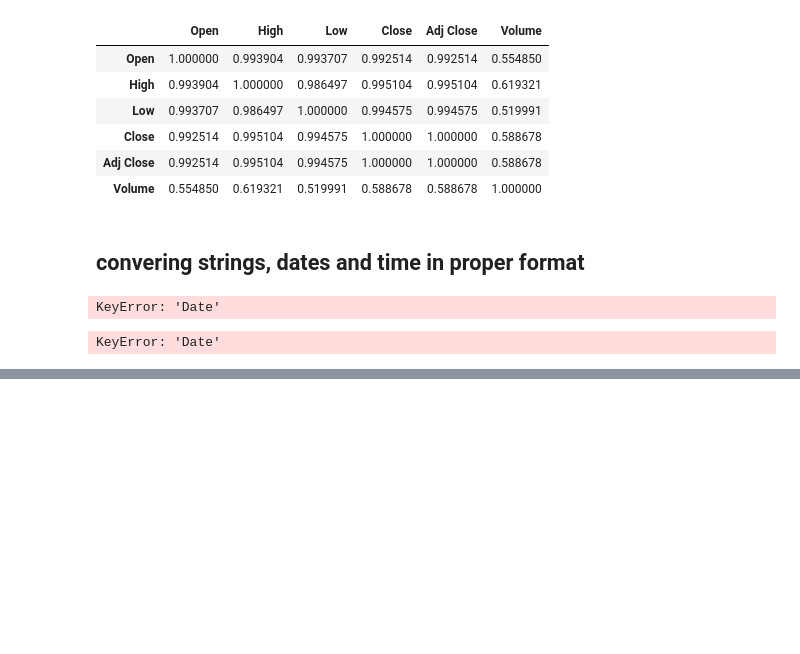
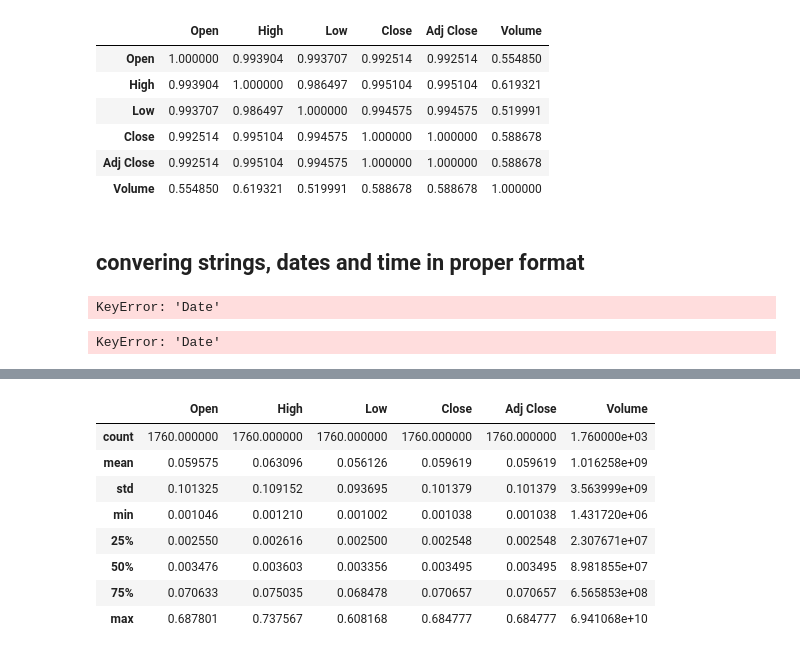
Before and after one commit to Kkhurana007/machine_learning_projects, a Jupyter notebook: dogecoin_price_prediction.ipynb, the cells around one changed output, grey strips where cells are left out. Drawn from its saved outputs; the diff is of its cells as text; code cells hidden in the pictures; blank space fills up the shorter version.

```diff
--- a/dogecoin_price_prediction.ipynb
+++ b/dogecoin_price_prediction.ipynb
@@ -70,0 +110,12 @@ KeyError: 'Date'
+# %%
+df.describe()
+# %% [output]
+|  | Open | High | Low | Close | Adj Close | Volume |
+| count | 1760.000000 | 1760.000000 | 1760.000000 | 1760.000000 | 1760.000000 | 1.760000e+03 |
+| mean | 0.059575 | 0.063096 | 0.056126 | 0.059619 | 0.059619 | 1.016258e+09 |
+| std | 0.101325 | 0.109152 | 0.093695 | 0.101379 | 0.101379 | 3.563999e+09 |
+| min | 0.001046 | 0.001210 | 0.001002 | 0.001038 | 0.001038 | 1.431720e+06 |
+| 25% | 0.002550 | 0.002616 | 0.002500 | 0.002548 | 0.002548 | 2.307671e+07 |
+| 50% | 0.003476 | 0.003603 | 0.003356 | 0.003495 | 0.003495 | 8.981855e+07 |
+| 75% | 0.070633 | 0.075035 | 0.068478 | 0.070657 | 0.070657 | 6.565853e+08 |
+| max | 0.687801 | 0.737567 | 0.608168 | 0.684777 | 0.684777 | 6.941068e+10 |
```
Also changed, not shown: parts of 18 cells of this notebook, 1 other file.
